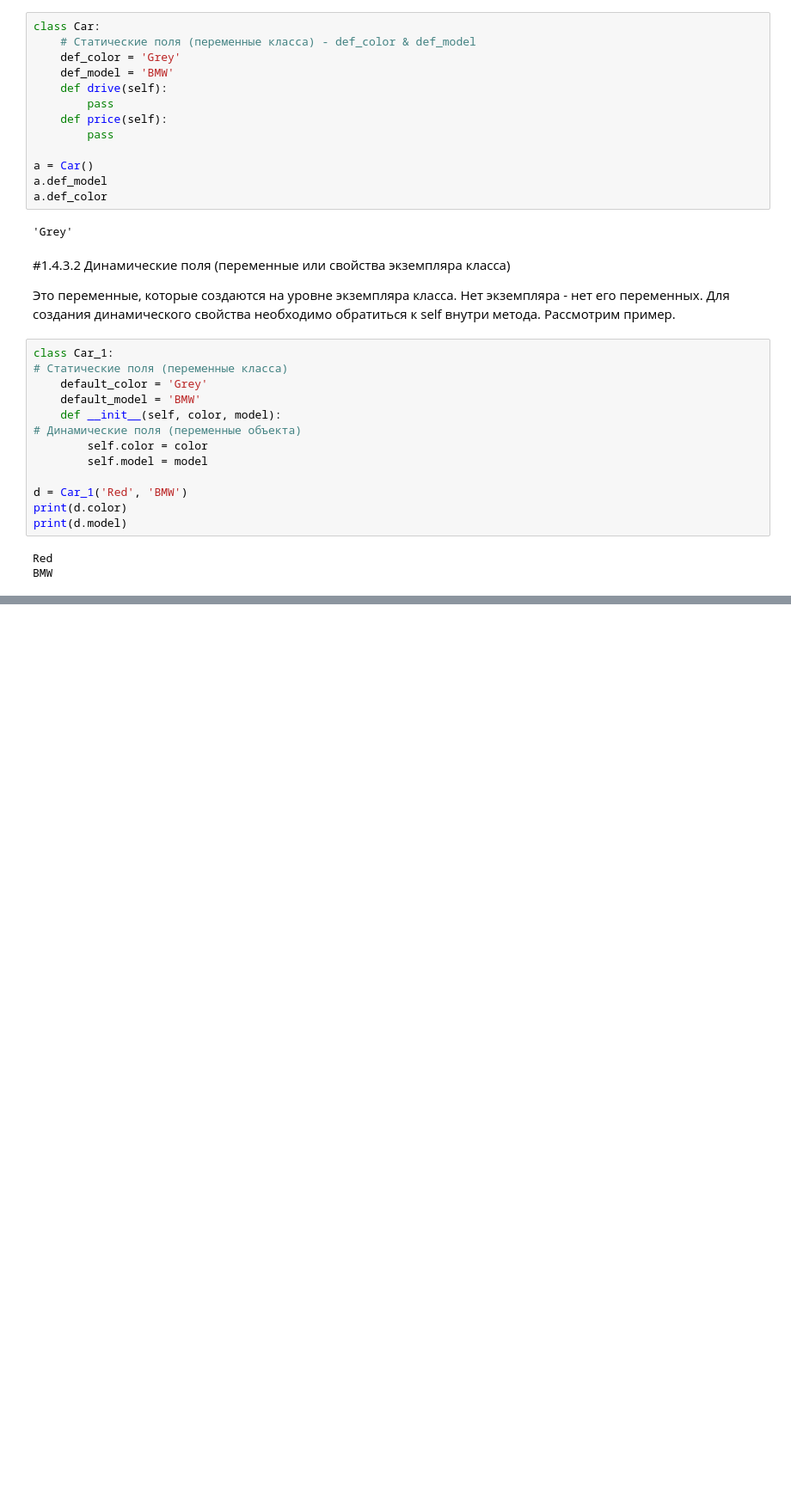
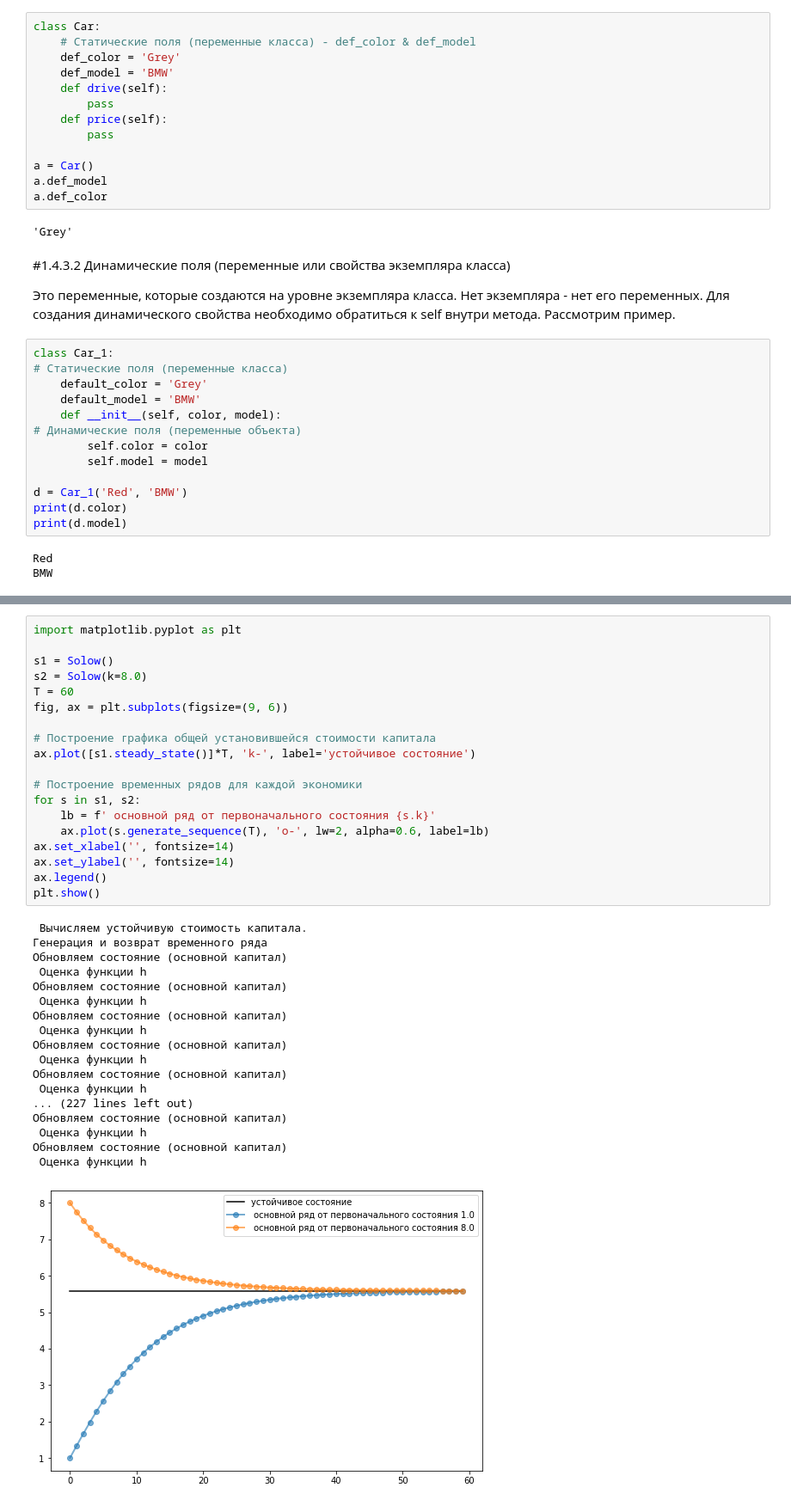
Before and after one commit to SvetlanaSel/oop, a Jupyter notebook: lections.ipynb, the cells around one changed output, grey strips where cells are left out. Shown at 86% size. Saved outputs shown, nothing was run; the diff lists cells and outputs as text; blank space fills up the shorter version.

```diff
--- a/lections.ipynb
+++ b/lections.ipynb
@@ -216,0 +510,38 @@ BMW
+# %%
+import matplotlib.pyplot as plt
+
+s1 = Solow()
+s2 = Solow(k=8.0)
+T = 60
+fig, ax = plt.subplots(figsize=(9, 6))
+
+# Построение графика общей установившейся стоимости капитала
+ax.plot([s1.steady_state()]*T, 'k-', label='устойчивое состояние')
+
+# Построение временных рядов для каждой экономики
+for s in s1, s2:
+    lb = f' основной ряд от первоначального состояния {s.k}'
+    ax.plot(s.generate_sequence(T), 'o-', lw=2, alpha=0.6, label=lb)
+ax.set_xlabel('', fontsize=14)
+ax.set_ylabel('', fontsize=14)
+ax.legend()
+plt.show()
+# %% [output]
+ Вычисляем устойчивую стоимость капитала.
+Генерация и возврат временного ряда
+Обновляем состояние (основной капитал)
+ Оценка функции h
+Обновляем состояние (основной капитал)
+ Оценка функции h
+Обновляем состояние (основной капитал)
+ Оценка функции h
+Обновляем состояние (основной капитал)
+ Оценка функции h
+Обновляем состояние (основной капитал)
+ Оценка функции h
+... (227 lines left out)
+Обновляем состояние (основной капитал)
+ Оценка функции h
+Обновляем состояние (основной капитал)
+ Оценка функции h
+[figure, added]
```
Also changed, not shown: parts of 34 cells of this notebook.
